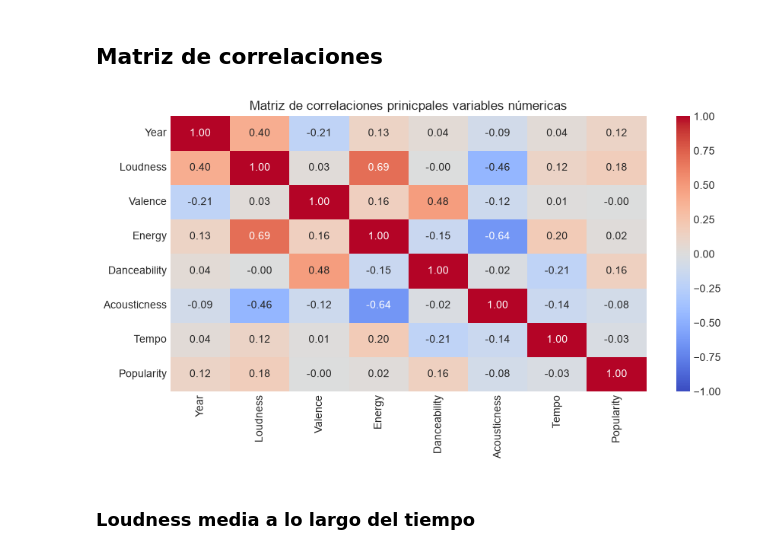
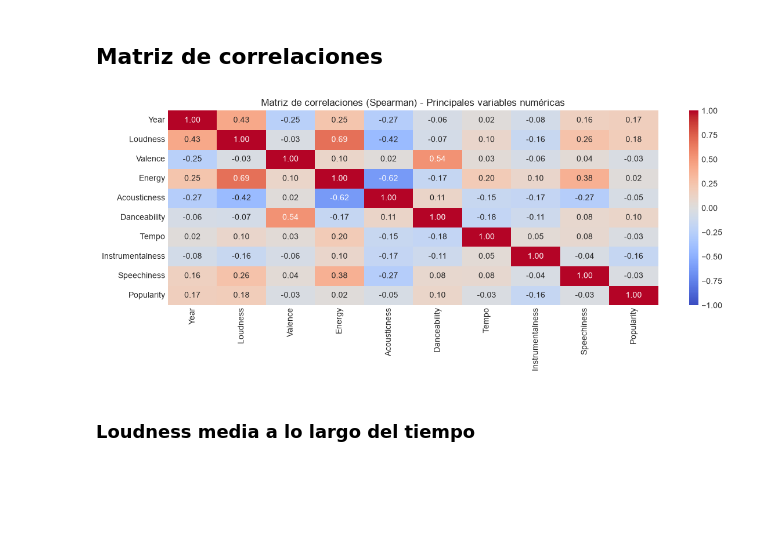
Before and after one commit to sanvik90/EDA_Iker, a Jupyter notebook: EDA_Iker_Notebook.ipynb, the cells around one changed output. Cells and saved outputs as stored; diff of their text form; code cells hidden in the pictures; blank space fills up the shorter version.

```diff
--- a/EDA_Iker_Notebook.ipynb
+++ b/EDA_Iker_Notebook.ipynb
@@ -124,8 +126,8 @@ Name: Year, dtype: int64
 # %% [markdown]
 ## Limpeza
 # %%
-df = df[df["Year"] > 1980]
-df = df[df["Year"] < 2020]
+df = df[df["Year"] > 1970]
+df = df[df["Year"] < 2015]
 df.info()
 # %% [output]
 <class 'pandas.DataFrame'>
@@ -150,8 +164,8 @@ memory usage: 1.1 MB
 # %%
 df["Yearcat"] = pd.cut(
     df["Year"],
-    bins=[1979, 1990, 2005, 2020],
-    labels=["1980-1990", "1991-2005", "2006-2020"]
+    bins=[1969,1979, 1990, 1999, 2015],
+    labels=["1970-1979", "1980-1990", "1991-2000", "2000-2015"]
 )
 # %% [markdown]
 ### Creamos una nueva categoría de géneros
@@ -197,6 +211,11 @@ df["Speechiness"] = df["Speechiness"] *100
 df["Acousticness"] = df["Acousticness"] *100
 df["Instrumentalness"] = df["Instrumentalness"] *100
 df["Liveness"] = df["Liveness"] *100
+# %%
+df["Popucat"] = pd.cut(
+    df["Popularity"],
+    bins=[0, 49, 80, 101],
+    labels=["0-49", "50-79", "80-100"])
 # %% [markdown]
 ## Inciamos lo descriptivo
 ### Mapa mediana variables api spoty
@@ -366,34 +394,36 @@ plt.show()
 # %%
 variables = [
     "Year",
     "Loudness",
     "Valence",
     "Energy",
+    "Acousticness",
     "Danceability",
-    "Acousticness",
     "Tempo",
+    "Instrumentalness",
+    "Speechiness",
     "Popularity"
 
 ]
 
-corr = df[variables].corr()
+corr = df[variables].corr("spearman")
 
-plt.figure(figsize=(9, 5))
+plt.figure(figsize=(12, 5))
 
 sns.heatmap(
     corr,
     annot=True,
     cmap="coolwarm",
     fmt=".2f",
     center=0,
     vmin =-1
 )
 
-plt.title("Matriz de correlaciones prinicpales variables númericas")
+plt.title("Matriz de correlaciones (Spearman) - Principales variables numéricas")
 plt.tight_layout()
 plt.show()
 # %% [output]
-[figure, old version]
+[figure, new version]
 # %% [markdown]
 ### Loudness media a lo largo del tiempo
 # %%
```
Also changed, not shown: parts of 51 cells of this notebook, 48 other files.
